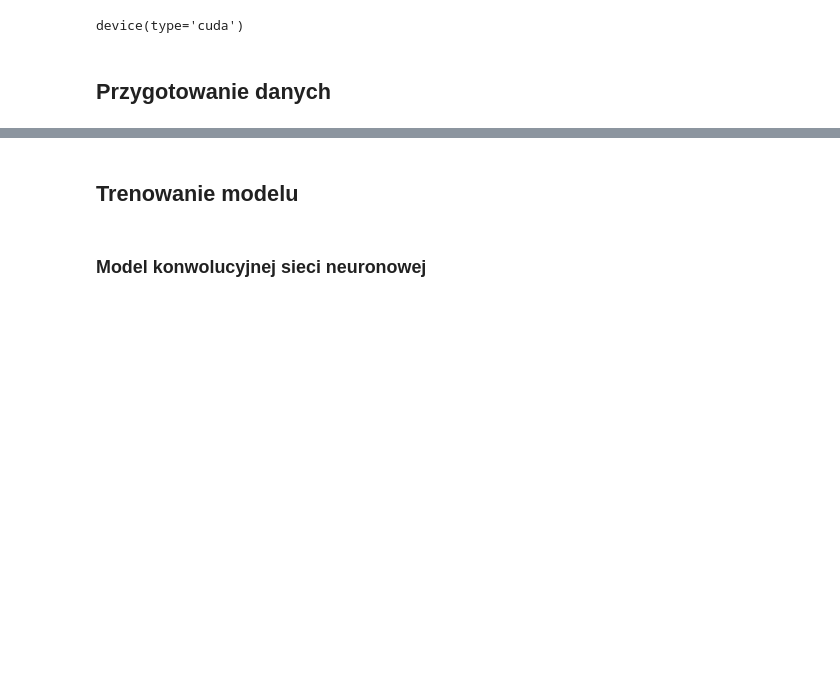
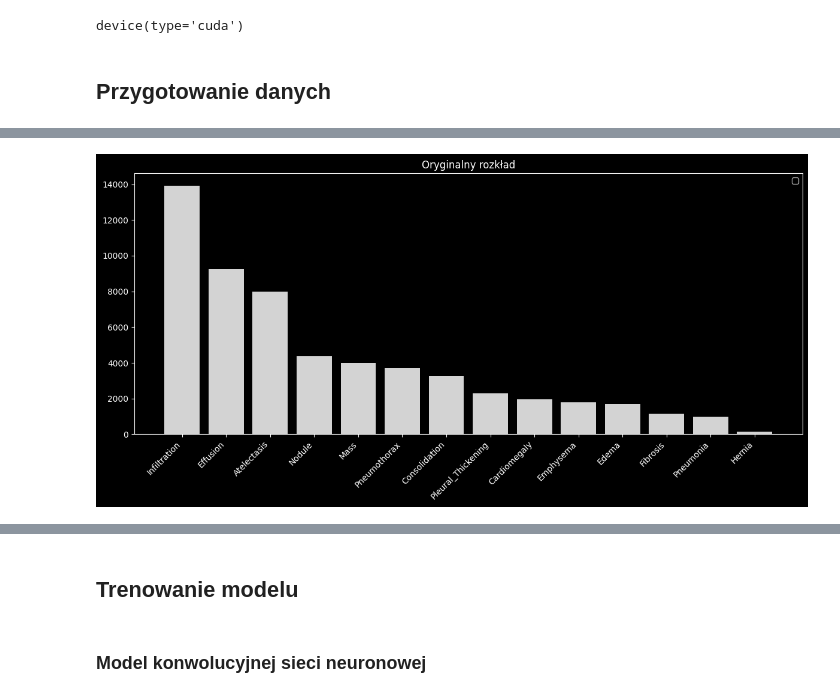
Before and after one commit to micichocki/umwdm, a Jupyter notebook: chest_mnist.ipynb, the cells around one changed output, grey strips where cells are left out. Cells and saved outputs as stored; diff of their text form; code cells hidden in the pictures; blank space fills up the shorter version.

```diff
--- a/chest_mnist.ipynb
+++ b/chest_mnist.ipynb
@@ -65,3 +72,23 @@ plt.show()
+# %%
+train_labels = train_ds.labels
+class_counts = np.sum(train_labels, axis=0)
+class_weights = 1.0 / class_counts
+
+sample_weights = []
+
+for label in train_labels:
+    active_indices = np.where(label == 1)[0]
+
+    if len(active_indices) > 0:
+        weight = np.max(class_weights[active_indices])
+    else:
+        weight = np.mean(class_weights)
+
+    sample_weights.append(weight)
+
+sample_weights = torch.DoubleTensor(sample_weights)
+
+sampler = WeightedRandomSampler(weights=sample_weights, num_samples=len(train_ds), replacement=True)
 # %%
 train_loader = DataLoader(
     train_ds,
@@ -86,3 +114,26 @@ test_loader = DataLoader(
     num_workers=4,
     pin_memory=True
 )
+# %%
+def analyze_class_counts(dataset, class_names):
+    all_labels = dataset.labels
+    class_counts = np.sum(all_labels, axis=0)
+    df = pd.DataFrame({
+        "Klasa": class_names,
+        "Liczba próbek": class_counts.astype(int),
+        "Udział %": (class_counts / len(dataset) * 100).round(2)
+    })
+    df = df.sort_values(by="Liczba próbek", ascending=False)
+    return df
+
+df_train = analyze_class_counts(train_ds, CLASS_NAMES)
+
+plt.figure(figsize=(12, 6))
+plt.bar(df_train["Klasa"], df_train["Liczba próbek"], color='lightgray')
+plt.title("Oryginalny rozkład")
+plt.xticks(rotation=45, ha='right')
+plt.legend()
+plt.tight_layout()
+plt.show()
+# %% [output]
+[figure, added]
```
Also changed, not shown: parts of 19 cells of this notebook, 3 other files.
